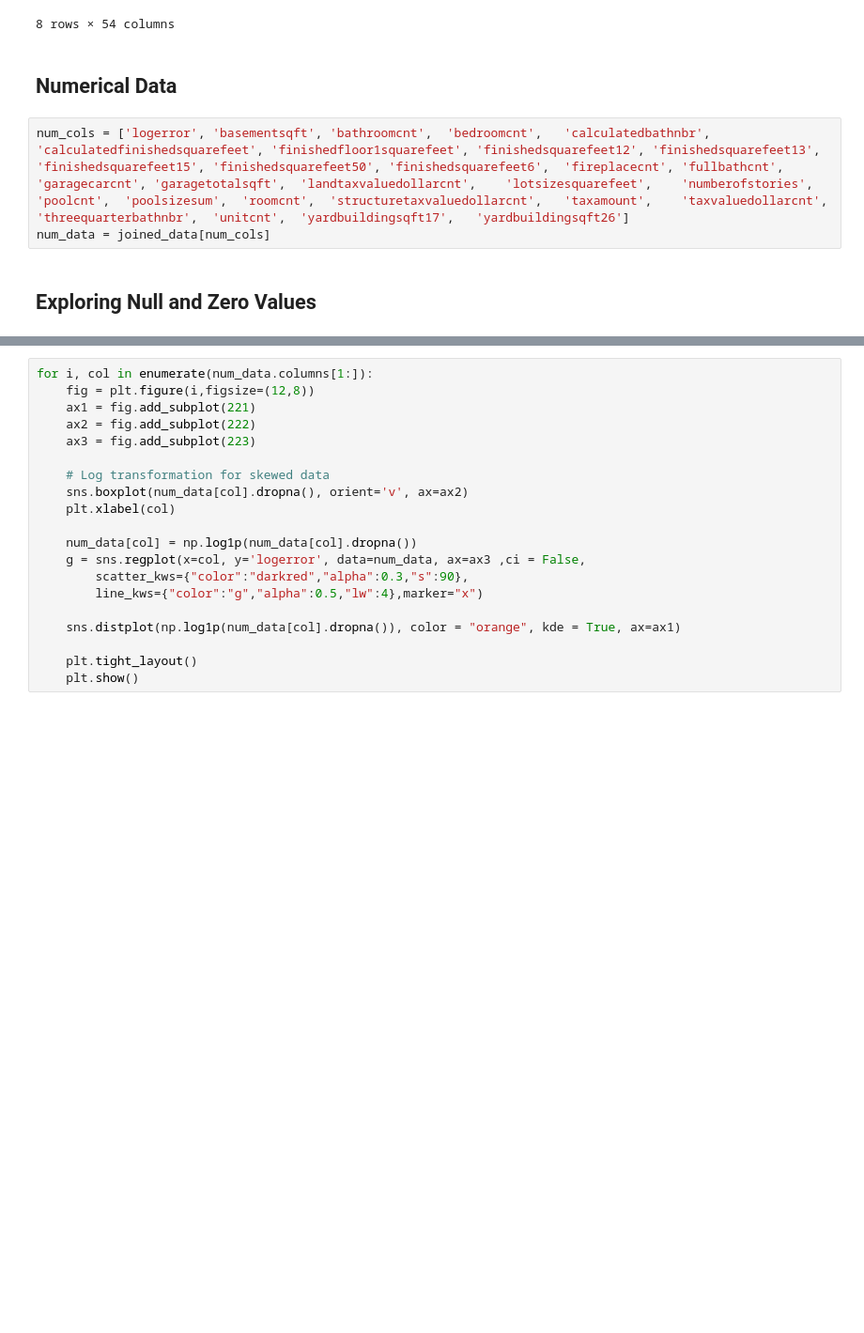
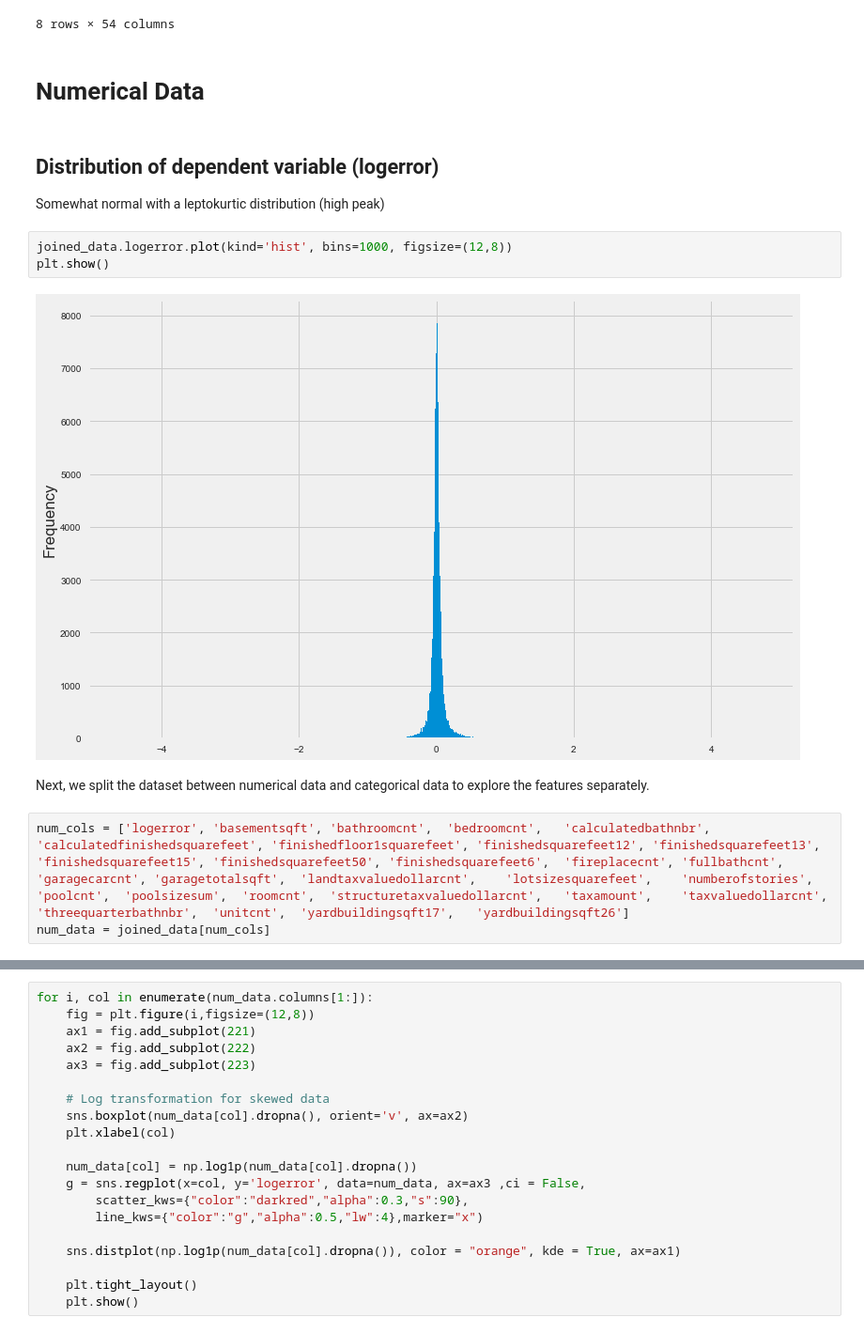
Before and after one commit to eschoenbrun/Zillow_Kaggle, a Jupyter notebook: exploratory_data_analysis.ipynb, the cells around one changed output, grey strips where cells are left out. Shown at 94% size. Saved outputs shown, nothing was run; the diff lists cells and outputs as text; blank space fills up the shorter version.

```diff
--- a/exploratory_data_analysis.ipynb
+++ b/exploratory_data_analysis.ipynb
@@ -108,9 +109,18 @@ joined_data.describe()
 | max | 1.629608e+08 | 4.737000 | 13.000000 | 21.000000 | 1555.000000 | 20.000000 | 16.000000 | ... |
 8 rows × 54 columns
 # %% [markdown]
-## Numerical Data
+# Numerical Data
+# %% [markdown]
+## Distribution of dependent variable (logerror)
+
+Somewhat normal with a leptokurtic distribution (high peak)
+# %%
+joined_data.logerror.plot(kind='hist', bins=1000, figsize=(12,8))
+plt.show()
+# %% [output]
+[figure, added]
+# %% [markdown]
+Next, we split the dataset between numerical data and categorical data to explore the features separately.
 # %%
 num_cols = ['logerror', 'basementsqft',	'bathroomcnt',	'bedroomcnt',	'calculatedbathnbr', 'calculatedfinishedsquarefeet',	'finishedfloor1squarefeet',	'finishedsquarefeet12',	'finishedsquarefeet13',	'finishedsquarefeet15',	'finishedsquarefeet50',	'finishedsquarefeet6',	'fireplacecnt',	'fullbathcnt',	'garagecarcnt',	'garagetotalsqft',	'landtaxvaluedollarcnt',	'lotsizesquarefeet',	'numberofstories',	'poolcnt',	'poolsizesum',	'roomcnt',	'structuretaxvaluedollarcnt',	'taxamount',	'taxvaluedollarcnt',	'threequarterbathnbr',	'unitcnt',	'yardbuildingsqft17',	'yardbuildingsqft26']
 num_data = joined_data[num_cols]
-# %% [markdown]
-## Exploring Null and Zero Values
```
Also changed, not shown: parts of 25 cells of this notebook.
